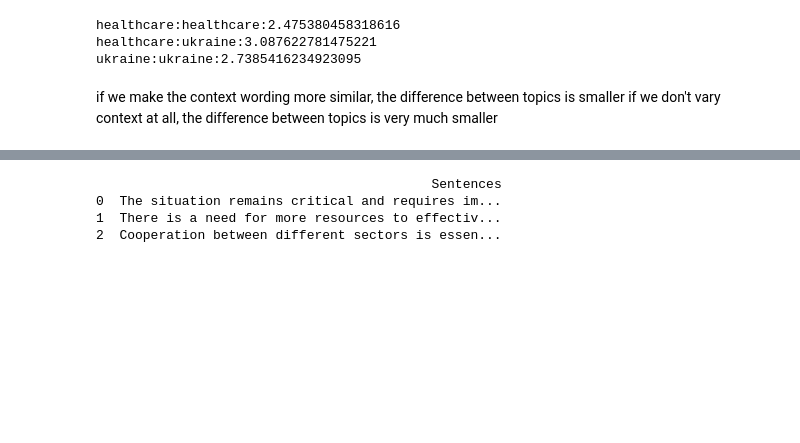
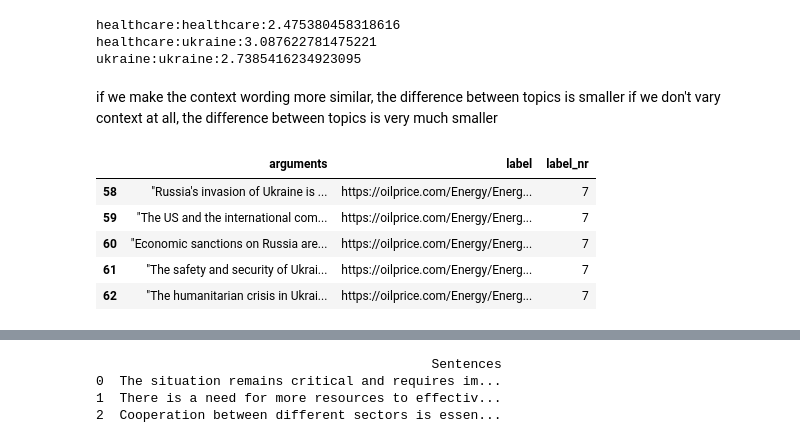
Before and after one commit to cl-trier/TWON-Exploration, a Jupyter notebook: 25--Testing-Model-Performance-on-Embedding-Distance-Extraction.ipynb, the cells around one changed output, grey strips where cells are left out. Saved outputs shown, nothing was run; the diff lists cells and outputs as text; code cells hidden in the pictures; blank space fills up the shorter version.

```diff
--- a/25--Testing-Model-Performance-on-Embedding-Distance-Extraction.ipynb
+++ b/25--Testing-Model-Performance-on-Embedding-Distance-Extraction.ipynb
@@ -282,0 +285,9 @@ if we don't vary context at all, the difference between topics is very much smal
+# %%
+arguments_source_df.head()
+# %% [output]
+|  | arguments | label | label_nr |
+| 58 | "Russia's invasion of Ukraine is ... | https://oilprice.com/Energy/Energ... | 7 |
+| 59 | "The US and the international com... | https://oilprice.com/Energy/Energ... | 7 |
+| 60 | "Economic sanctions on Russia are... | https://oilprice.com/Energy/Energ... | 7 |
+| 61 | "The safety and security of Ukrai... | https://oilprice.com/Energy/Energ... | 7 |
+| 62 | "The humanitarian crisis in Ukrai... | https://oilprice.com/Energy/Energ... | 7 |
```
Also changed, not shown: parts of 12 cells of this notebook, 1 other file.
